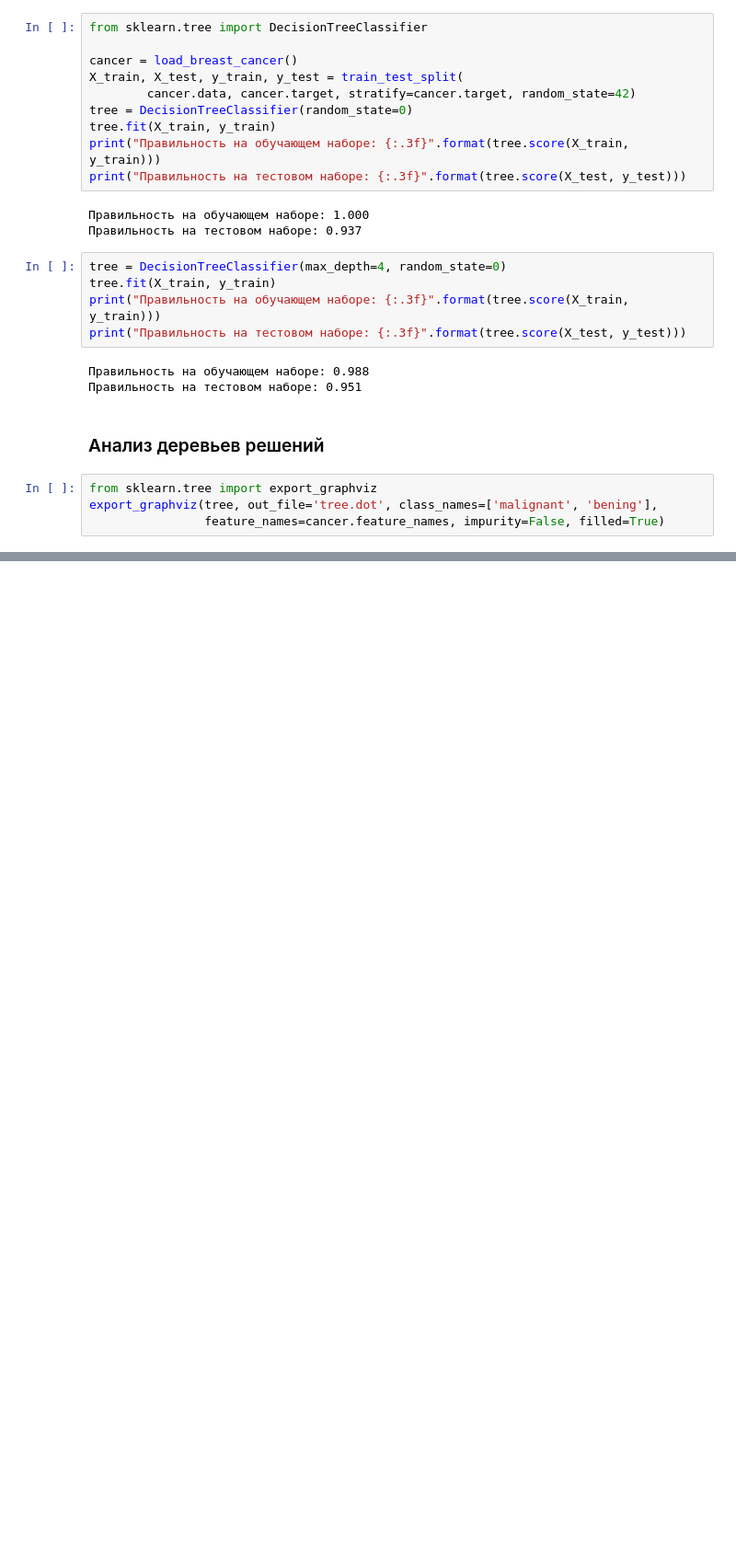
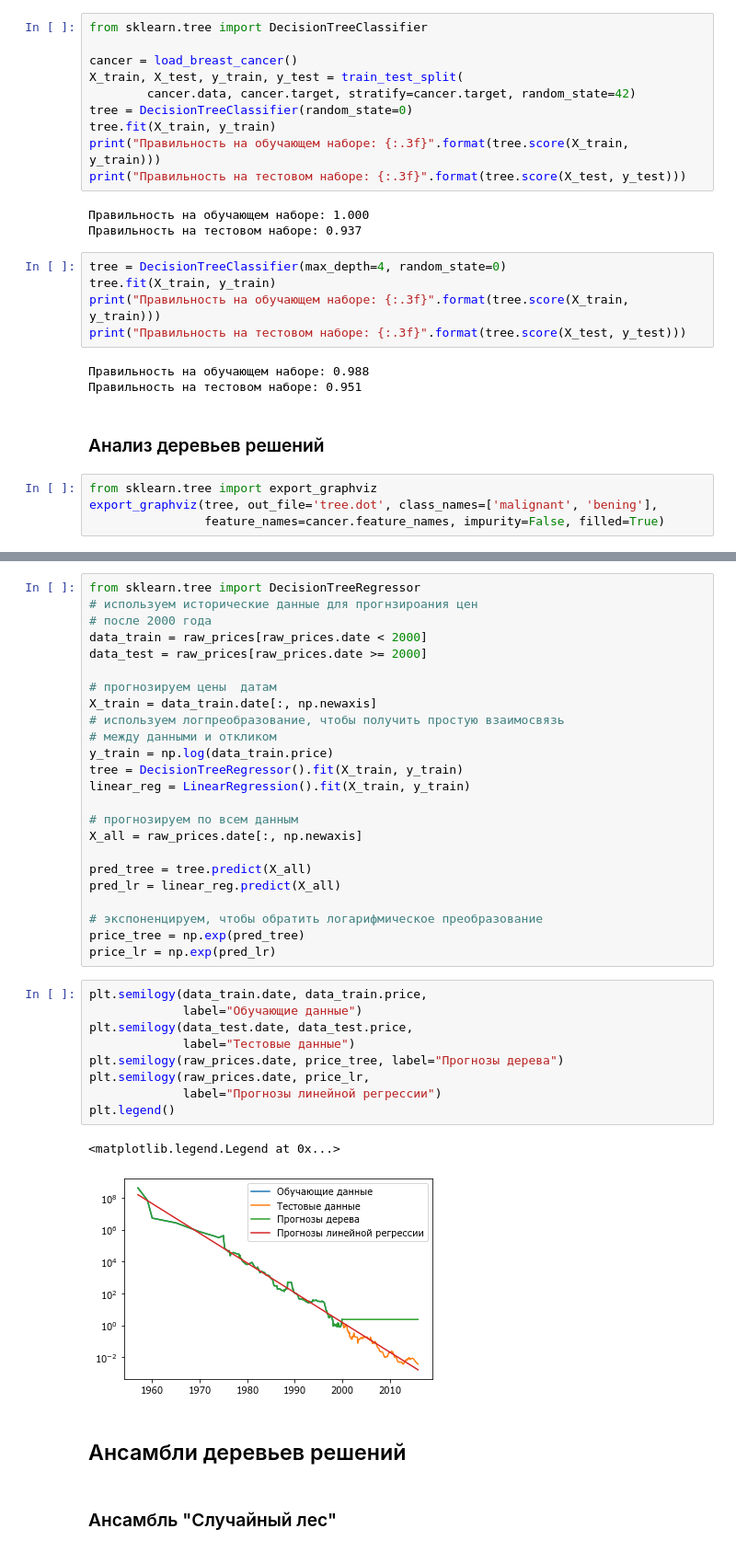
Before and after one commit to fray517/ml, a Jupyter notebook: machine_learning_1.ipynb, the cells around one changed output, grey strips where cells are left out. Shown at 92% size. Cells and saved outputs as stored; diff of their text form; blank space fills up the shorter version.

```diff
--- a/machine_learning_1.ipynb
+++ b/machine_learning_1.ipynb
@@ -699,0 +769,41 @@ ModuleNotFoundError: No module named 'graphviz'
+# %%
+from sklearn.tree import DecisionTreeRegressor
+# используем исторические данные для прогнзироания цен
+# после 2000 года
+data_train = raw_prices[raw_prices.date < 2000]
+data_test = raw_prices[raw_prices.date >= 2000]
+
+# прогнозируем цены  датам
+X_train = data_train.date[:, np.newaxis]
+# используем логпреобразование, чтобы получить простую взаимосвязь
+# между данными и откликом
+y_train = np.log(data_train.price)
+tree = DecisionTreeRegressor().fit(X_train, y_train)
+linear_reg = LinearRegression().fit(X_train, y_train)
+
+# прогнозируем по всем данным
+X_all = raw_prices.date[:, np.newaxis]
+
+pred_tree = tree.predict(X_all)
+pred_lr = linear_reg.predict(X_all)
+
+# экспоненцируем, чтобы обратить логарифмическое преобразование
+price_tree = np.exp(pred_tree)
+price_lr = np.exp(pred_lr)
+# %%
+plt.semilogy(data_train.date, data_train.price,
+             label="Обучающие данные")
+plt.semilogy(data_test.date, data_test.price,
+             label="Тестовые данные")
+plt.semilogy(raw_prices.date, price_tree, label="Прогнозы дерева")
+plt.semilogy(raw_prices.date, price_lr,
+             label="Прогнозы линейной регрессии")
+plt.legend()
+# %% [output]
+<matplotlib.legend.Legend at 0x...>
+[figure, added]
+# %% [markdown]
+
+## Ансамбли деревьев решений
+# %% [markdown]
+### Ансамбль "Случайный лес"
```
Also changed, not shown: parts of 82 cells of this notebook.
